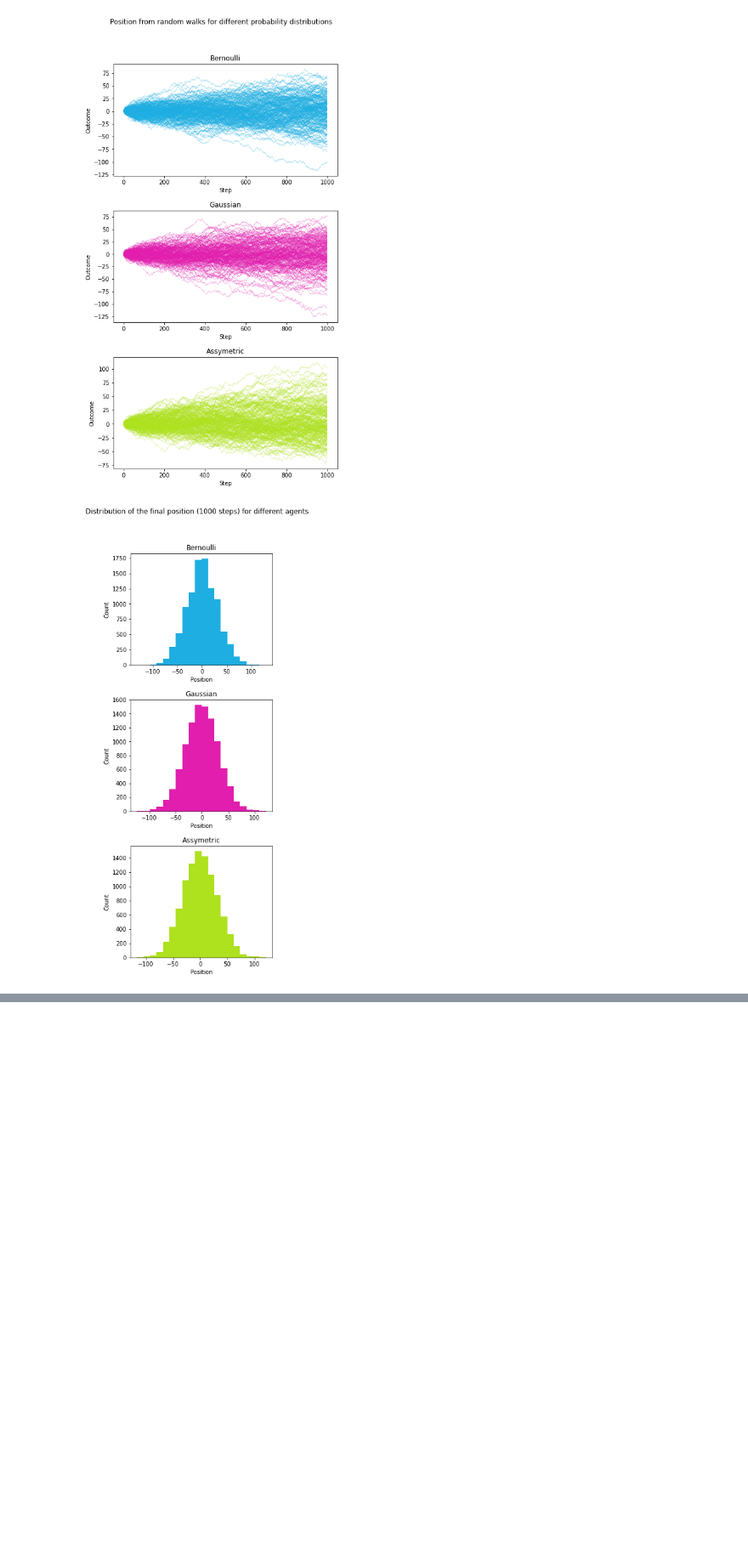
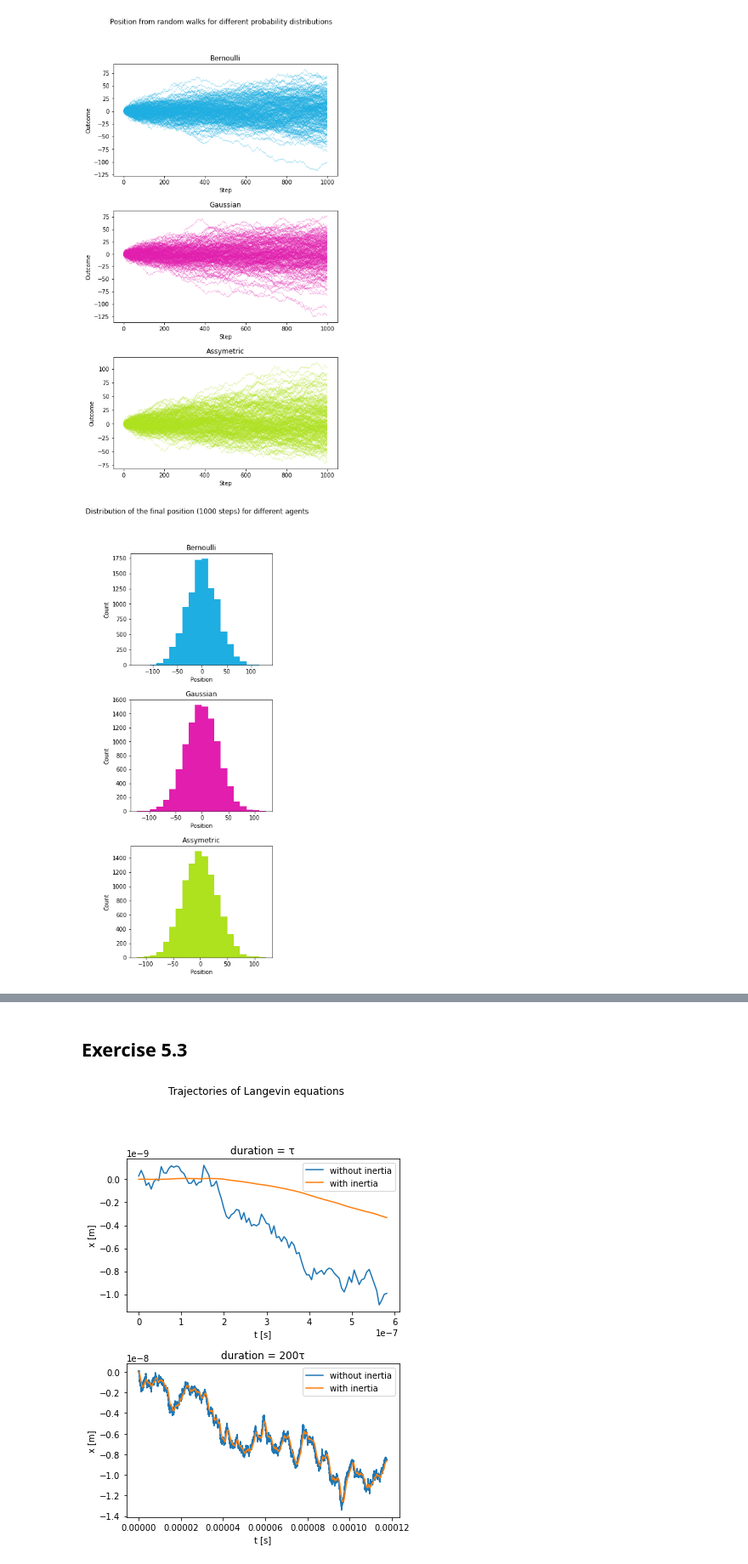
Before and after one commit to gasparyanartur/simulation-of-complex-systems-solutions, a Jupyter notebook: chapter-5/chapter-5.ipynb, the cells around one changed output, grey strips where cells are left out. Shown at 85% size. Cells and saved outputs as stored; diff of their text form; code cells hidden in the pictures; blank space fills up the shorter version.

```diff
--- a/chapter-5/chapter-5.ipynb
+++ b/chapter-5/chapter-5.ipynb
@@ -112,0 +114,77 @@ for (
+# %% [markdown]
+## Exercise 5.3
+# %%
+def get_langevic_trajectory(n_particles, time_step, duration, use_mass, gaussian_seq):
+    assert time_step < 0.1*duration
+
+    eta = 0.001
+    rad = 1E-6
+    mass = 1.11E-14
+    temp = 300
+    gamma = 6*math.pi*eta*rad
+    dt = time_step
+    kb = scipy.constants.Boltzmann
+    w = gaussian_seq
+
+    n_steps = int(duration/time_step)
+    x = np.zeros(n_steps)
+
+    if use_mass:
+        time_term = dt*gamma/mass
+        factor_1 = (2+time_term)/(1+time_term)
+        factor_2 = -1/(1+time_term)
+        factor_3 = math.sqrt(2*kb*temp*gamma)/(mass+dt*gamma)*dt**1.5
+
+        for i in range(n_steps):
+            x[i] = (
+                factor_1 * x[i-1] +
+                factor_2 * x[i-2] +
+                factor_3 * w[i]
+            )
+
+    else:
+        factor = math.sqrt(2*kb*temp*dt/gamma)
+
+        for i in range(n_steps):
+            x[i] = x[i-1] + factor * w[i]
+
+    return x
+
+
+tau = 0.588E-6
+time_step = 0.01*tau
+duration = 200*tau
+n_particles = 10
+
+n_steps_long = int(duration/time_step)
+n_steps_short = int(tau/time_step)
+
+gaussian_seq = rng.normal(size=(n_steps_long,))
+
+lang_m = get_langevic_trajectory(n_particles, time_step, duration, use_mass=True, gaussian_seq=gaussian_seq)
+lang_nm = get_langevic_trajectory(n_particles, time_step, duration, use_mass=False, gaussian_seq=gaussian_seq)
+
+t_short = np.arange(n_steps_short)*time_step
+t_long = np.arange(n_steps_long)*time_step
+
+fig, (ax1, ax2) = plt.subplots(2, 1, figsize=(6, 8))
+fig.suptitle("Trajectories of Langevin equations")
+fig.tight_layout(pad=4)
+
+ax1.plot(t_short, lang_nm[:n_steps_short])
+ax1.plot(t_short, lang_m[:n_steps_short])
+ax1.set_xlabel("t [s]")
+ax1.set_ylabel("x [m]")
+ax1.set_title("duration = τ")
+ax1.legend(["without inertia", "with inertia"])
+
+ax2.plot(t_long, lang_nm)
+ax2.plot(t_long, lang_m)
+ax2.set_xlabel("t [s]")
+ax2.set_ylabel("x [m]")
+ax2.set_title("duration = 200τ")
+ax2.legend(["without inertia", "with inertia"])
+
+...;
+# %% [output]
+[figure, added]
```
Also changed, not shown: parts of 11 cells of this notebook.
